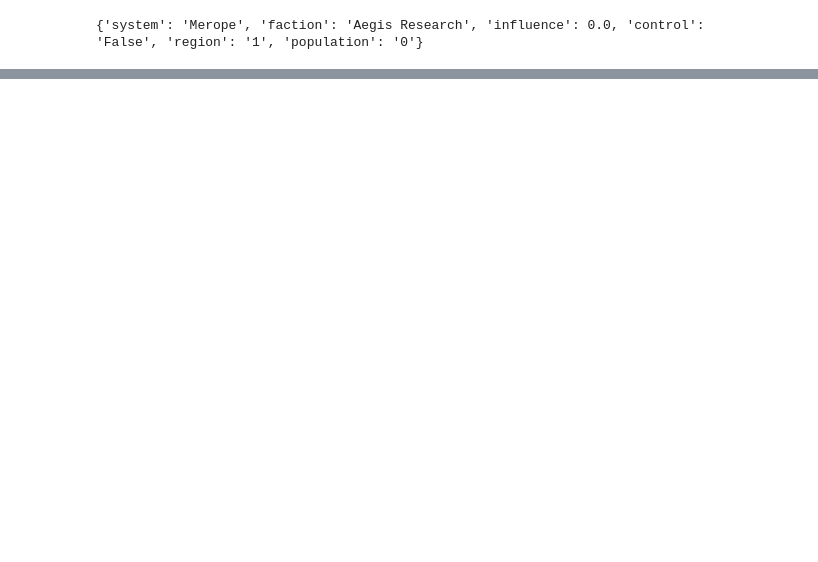
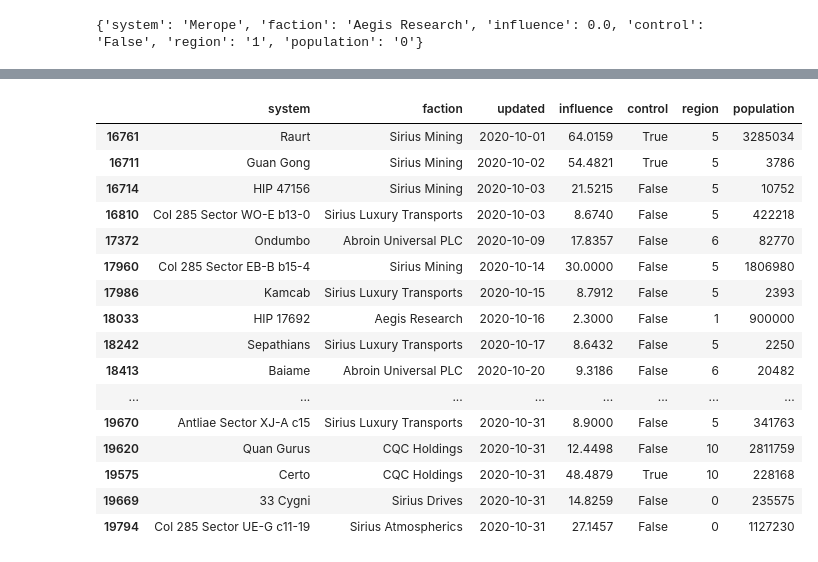
Before and after one commit to HausReport/ClubRaiders, a Jupyter notebook: notebooks/History.ipynb, the cells around one changed output, grey strips where cells are left out. Saved outputs shown, nothing was run; the diff lists cells and outputs as text; code cells hidden in the pictures; blank space fills up the shorter version.

```diff
--- a/notebooks/History.ipynb
+++ b/notebooks/History.ipynb
@@ -675,0 +689,23 @@ print(getCappingCode(faction,system))
+# %%
+# These are PROBABLE/POSSIBLE RETREATS
+stage1 = hist.getLatestInfluences()
+stage1 = stage1[ (stage1['updated']< "11/1/2020") & (stage1['updated']> "9/30/2020") ].sort_values("updated")
+stage1
+# %% [output]
+|  | system | faction | updated | influence | control | region | population |
+| 16761 | Raurt | Sirius Mining | 2020-10-01 | 64.0159 | True | 5 | 3285034 |
+| 16711 | Guan Gong | Sirius Mining | 2020-10-02 | 54.4821 | True | 5 | 3786 |
+| 16714 | HIP 47156 | Sirius Mining | 2020-10-03 | 21.5215 | False | 5 | 10752 |
+| 16810 | Col 285 Sector WO-E b13-0 | Sirius Luxury Transports | 2020-10-03 | 8.6740 | False | 5 | 422218 |
+| 17372 | Ondumbo | Abroin Universal PLC | 2020-10-09 | 17.8357 | False | 6 | 82770 |
+| 17960 | Col 285 Sector EB-B b15-4 | Sirius Mining | 2020-10-14 | 30.0000 | False | 5 | 1806980 |
+| 17986 | Kamcab | Sirius Luxury Transports | 2020-10-15 | 8.7912 | False | 5 | 2393 |
+| 18033 | HIP 17692 | Aegis Research | 2020-10-16 | 2.3000 | False | 1 | 900000 |
+| 18242 | Sepathians | Sirius Luxury Transports | 2020-10-17 | 8.6432 | False | 5 | 2250 |
+| 18413 | Baiame | Abroin Universal PLC | 2020-10-20 | 9.3186 | False | 6 | 20482 |
+| ... | ... | ... | ... | ... | ... | ... | ... |
+| 19670 | Antliae Sector XJ-A c15 | Sirius Luxury Transports | 2020-10-31 | 8.9000 | False | 5 | 341763 |
+| 19620 | Quan Gurus | CQC Holdings | 2020-10-31 | 12.4498 | False | 10 | 2811759 |
+| 19575 | Certo | CQC Holdings | 2020-10-31 | 48.4879 | True | 10 | 228168 |
+| 19669 | 33 Cygni | Sirius Drives | 2020-10-31 | 14.8259 | False | 0 | 235575 |
+| 19794 | Col 285 Sector UE-G c11-19 | Sirius Atmospherics | 2020-10-31 | 27.1457 | False | 0 | 1127230 |
```
Also changed, not shown: parts of 7 cells of this notebook.
